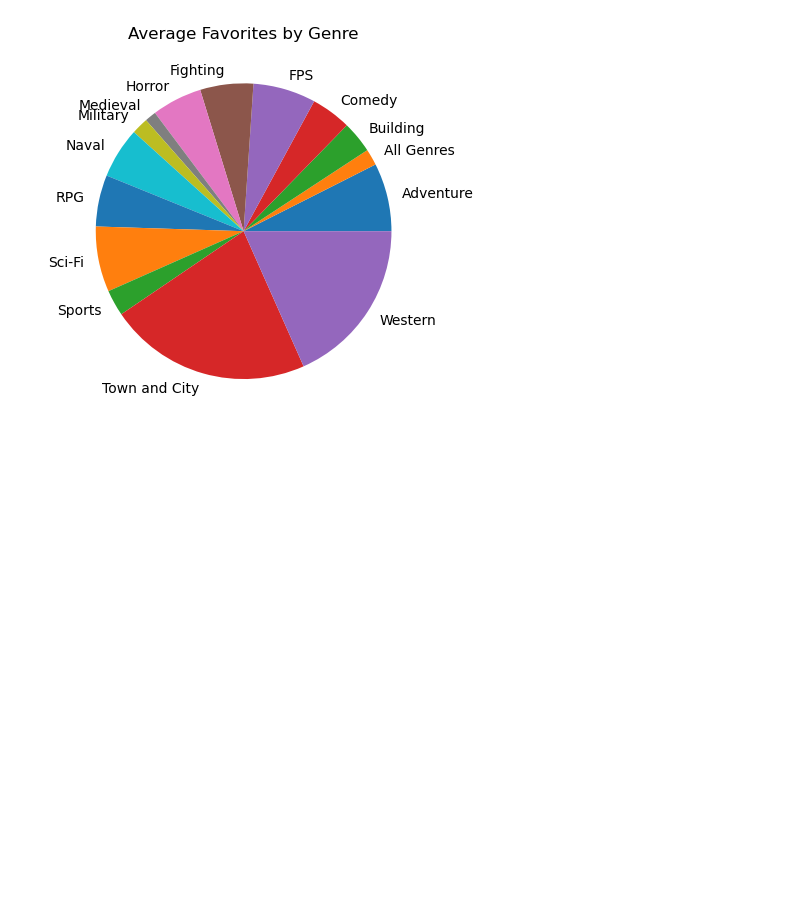
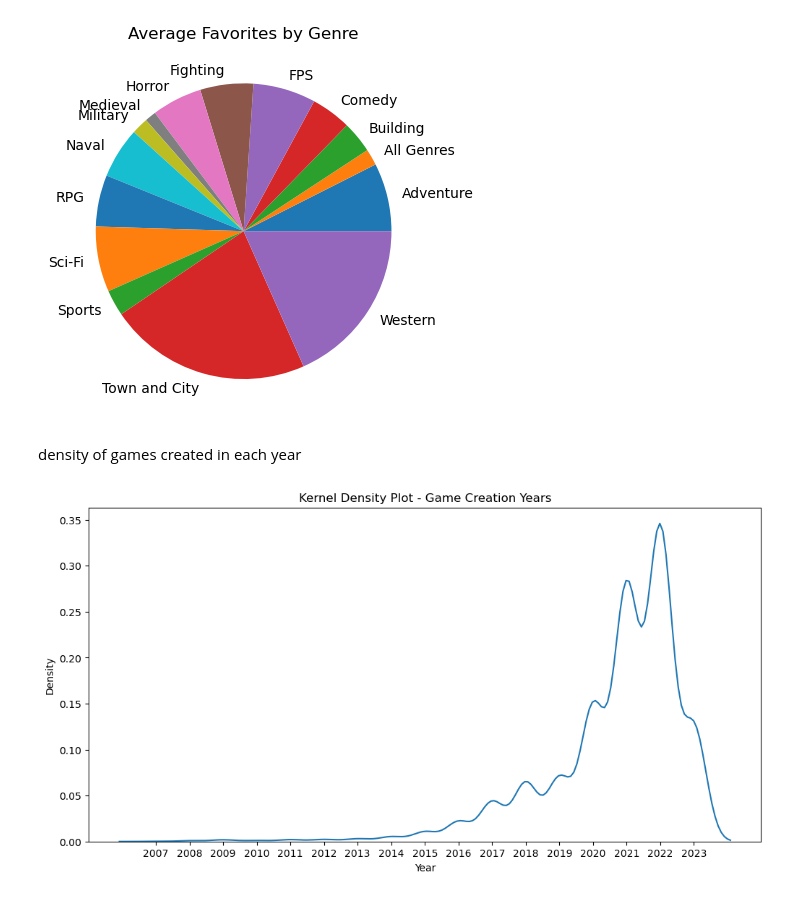
Before and after one commit to idoelarat/Data-Science-Project-Roblox, a Jupyter notebook: Roblox.ipynb, the cells around one changed output. Cells and saved outputs as stored; diff of their text form; code cells hidden in the pictures; blank space fills up the shorter version.

```diff
--- a/Roblox.ipynb
+++ b/Roblox.ipynb
@@ -576,3 +571,16 @@ plt.title('Average Favorites by Genre')
 plt.show()
 # %% [output]
 [figure]
+# %% [markdown]
+density of games created in each year
+# %%
+df['year'] = pd.DatetimeIndex(df['created_date']).year.astype(int)
+plt.figure(figsize=(12, 6))
+sns.kdeplot(data=df, x='year')
+plt.title('Kernel Density Plot - Game Creation Years')
+plt.xlabel('Year')
+plt.ylabel('Density')
+plt.xticks(df['year'].unique())
+plt.show()
+# %% [output]
+[figure, added]
```
Also changed, not shown: parts of 13 cells of this notebook.
